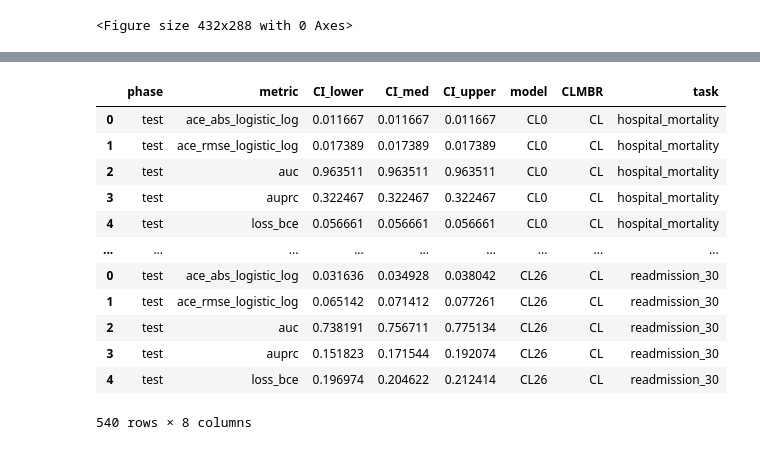
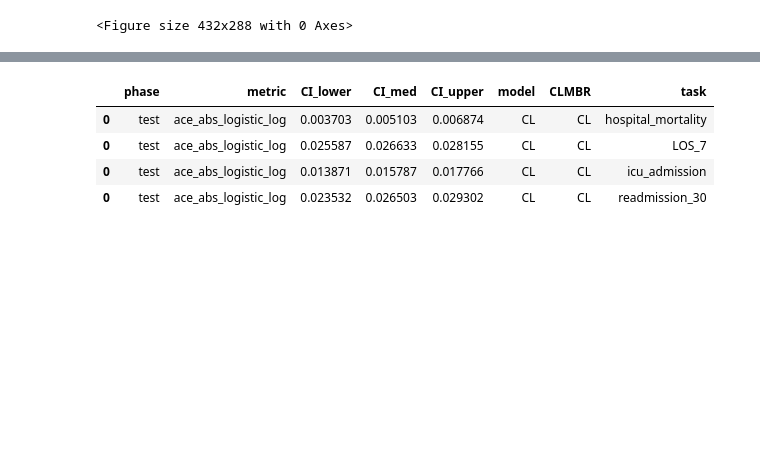
Before and after one commit to som-shahlab/CLMBR-contrastive-learning, a Jupyter notebook: experiments/main/notebooks/plot_evaluation.ipynb, the cells around one changed output, grey strips where cells are left out. Saved outputs shown, nothing was run; the diff lists cells and outputs as text; code cells hidden in the pictures; blank space fills up the shorter version.

```diff
--- a/experiments/main/notebooks/plot_evaluation.ipynb
+++ b/experiments/main/notebooks/plot_evaluation.ipynb
@@ -89,26 +77,19 @@ cl_grid = list(
 cl_df = pd.DataFrame()
 for i, hp in enumerate(cl_grid):
     for task in tasks:
-        df = pd.read_csv(f'{results_path}/{task}/probes/contrastive_learn/gru_sz_800_do_0.1_cd_0_dd_0_lr_0.001_l2_0.01/bs_{hp["batch_size"]}_lr_{hp["lr"]}_temp_{hp["temp"]}_pool_rand_day/eval.csv')
+#         df = pd.read_csv(f'{results_path}/{task}/probes/contrastive_learn/gru_sz_800_do_0.1_cd_0_dd_0_lr_0.001_l2_0.01/bs_{hp["batch_size"]}_lr_{hp["lr"]}_temp_{hp["temp"]}_pool_rand_day/eval.csv')
+        df = pd.read_csv(f'{results_path}/{task}/probes/contrastive_learn/gru_sz_800_do_0.1_cd_0_dd_0_lr_0.001_l2_0.01/bs_3000_lr_5e-5_temp_0.01_pool_rand_day/eval.csv')
         df['task'] = task
-        df['model'] = f'CL{i}'
+        df['model'] = f'CL'
         cl_df = pd.concat([cl_df,df])
 # %%
-cl_df.query('phase=="test"')
+cl_df.query('phase=="test" and metric=="ace_abs_logistic_log"')
 # %% [output]
 |  | phase | metric | CI_lower | CI_med | CI_upper | model | CLMBR | task |
-| 0 | test | ace_abs_logistic_log | 0.011667 | 0.011667 | 0.011667 | CL0 | CL | hospital_mortality |
-| 1 | test | ace_rmse_logistic_log | 0.017389 | 0.017389 | 0.017389 | CL0 | CL | hospital_mortality |
-| 2 | test | auc | 0.963511 | 0.963511 | 0.963511 | CL0 | CL | hospital_mortality |
-| 3 | test | auprc | 0.322467 | 0.322467 | 0.322467 | CL0 | CL | hospital_mortality |
-| 4 | test | loss_bce | 0.056661 | 0.056661 | 0.056661 | CL0 | CL | hospital_mortality |
-| ... | ... | ... | ... | ... | ... | ... | ... | ... |
-| 0 | test | ace_abs_logistic_log | 0.031636 | 0.034928 | 0.038042 | CL26 | CL | readmission_30 |
-| 1 | test | ace_rmse_logistic_log | 0.065142 | 0.071412 | 0.077261 | CL26 | CL | readmission_30 |
-| 2 | test | auc | 0.738191 | 0.756711 | 0.775134 | CL26 | CL | readmission_30 |
-| 3 | test | auprc | 0.151823 | 0.171544 | 0.192074 | CL26 | CL | readmission_30 |
-| 4 | test | loss_bce | 0.196974 | 0.204622 | 0.212414 | CL26 | CL | readmission_30 |
+| 0 | test | ace_abs_logistic_log | 0.003703 | 0.005103 | 0.006874 | CL | CL | hospital_mortality |
+| 0 | test | ace_abs_logistic_log | 0.025587 | 0.026633 | 0.028155 | CL | CL | LOS_7 |
+| 0 | test | ace_abs_logistic_log | 0.013871 | 0.015787 | 0.017766 | CL | CL | icu_admission |
+| 0 | test | ace_abs_logistic_log | 0.023532 | 0.026503 | 0.029302 | CL | CL | readmission_30 |
-540 rows × 8 columns
 # %%
 # For each task plot baseline vs CL
 fig, axes = plt.subplots(nrows=len(metrics), ncols=len(tasks), figsize=(10,12))
```
Also changed, not shown: parts of 2 cells of this notebook, 10 other files.
